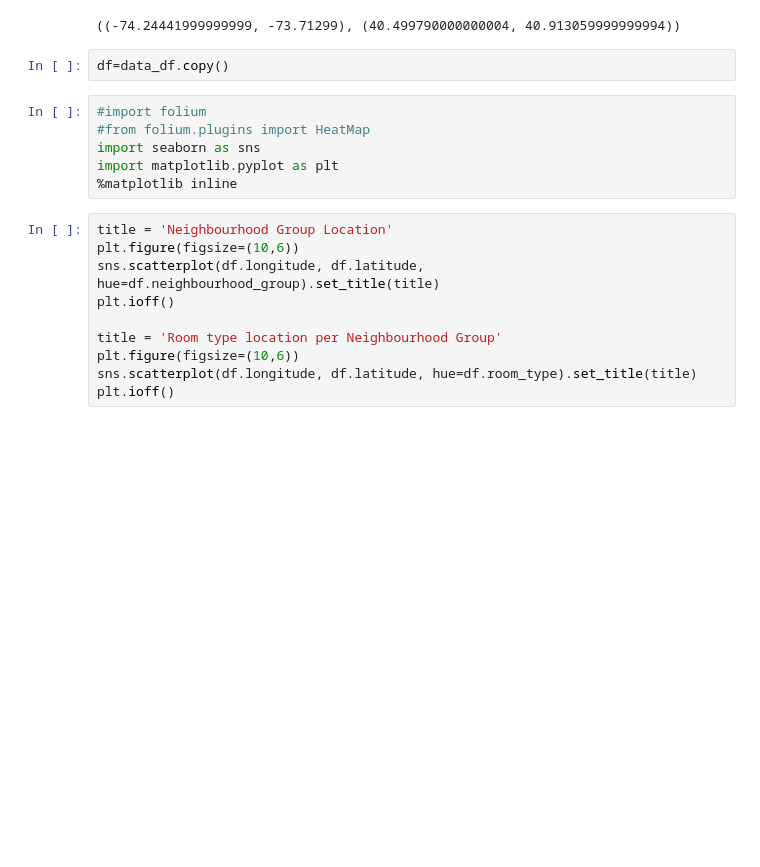
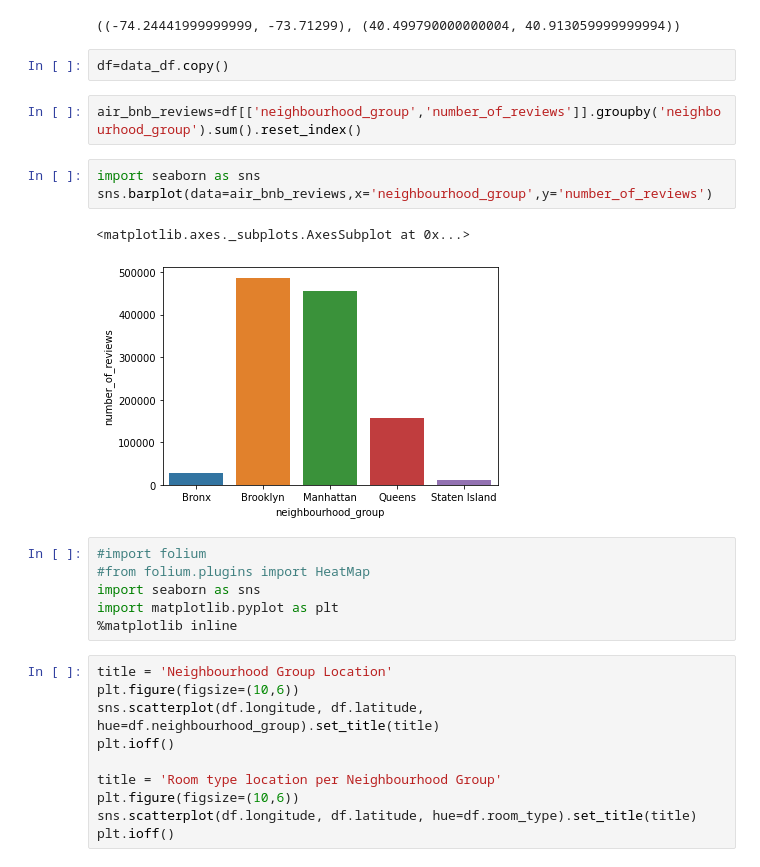
Before and after one commit to abdulaziz2208/Airbnb-Bookings-analysis, a Jupyter notebook: Airbnb_Bookings_Analysis_Capstone_Project.ipynb, the cells around one changed output. Drawn from its saved outputs; the diff is of its cells as text; blank space fills up the shorter version.

```diff
--- a/Airbnb_Bookings_Analysis_Capstone_Project.ipynb
+++ b/Airbnb_Bookings_Analysis_Capstone_Project.ipynb
@@ -92,6 +92,14 @@ BBox
 ((-74.24441999999999, -73.71299), (40.499790000000004, 40.913059999999994))
 # %%
 df=data_df.copy()
+# %%
+air_bnb_reviews=df[['neighbourhood_group','number_of_reviews']].groupby('neighbourhood_group').sum().reset_index()
+# %%
+import seaborn as sns
+sns.barplot(data=air_bnb_reviews,x='neighbourhood_group',y='number_of_reviews')
+# %% [output]
+<matplotlib.axes._subplots.AxesSubplot at 0x...>
+[figure, added]
 # %%
 #import folium
 #from folium.plugins import HeatMap
```
Also changed, not shown: parts of 12 cells of this notebook.
